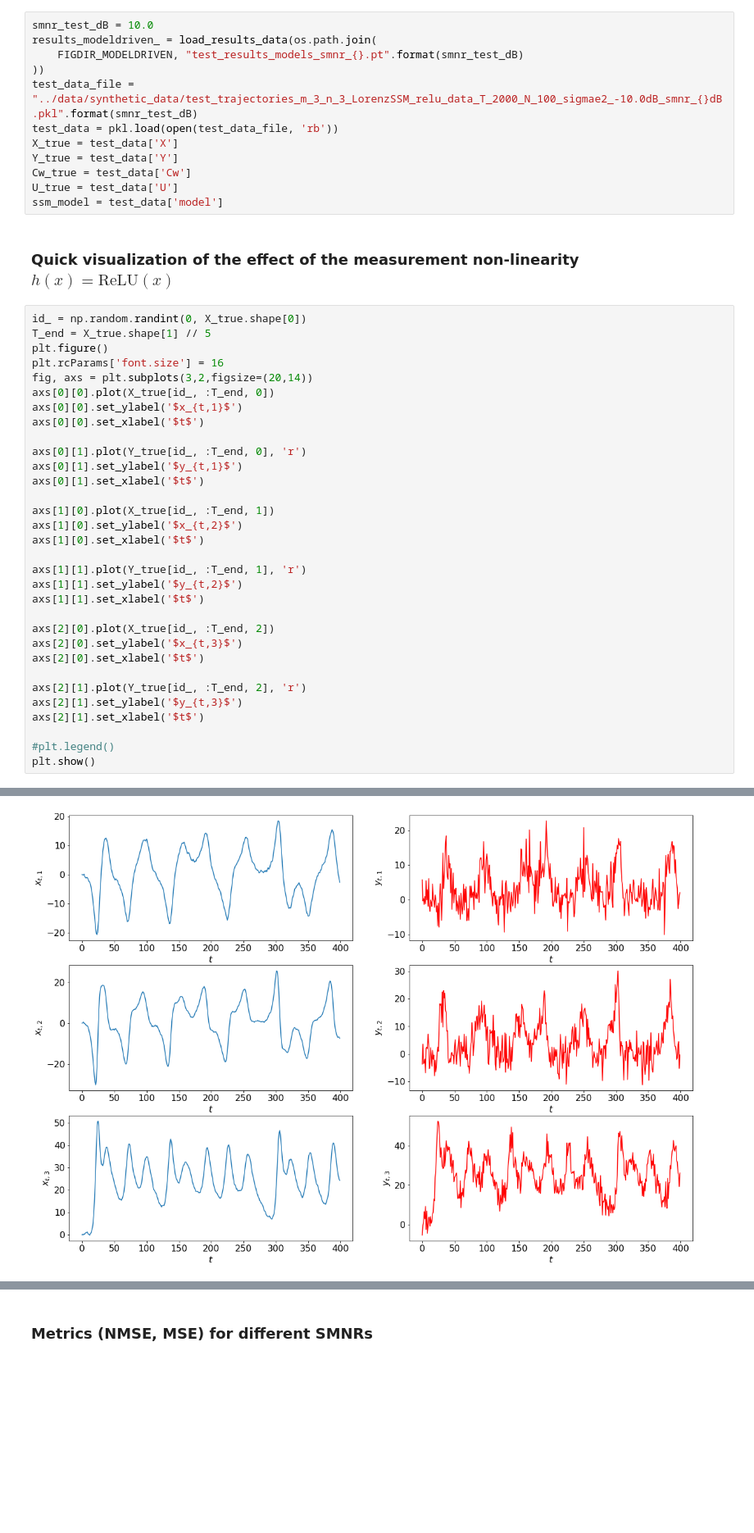
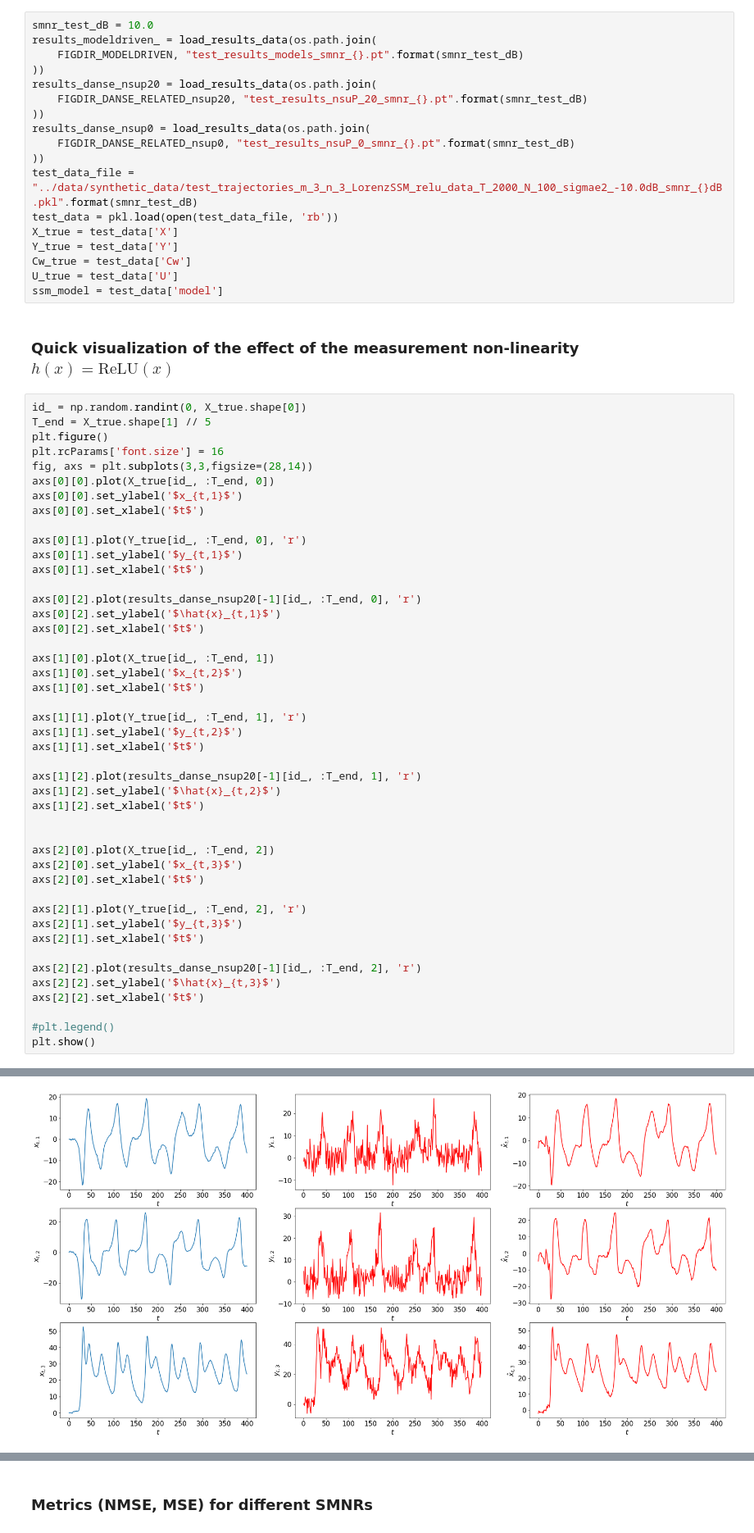
Before and after one commit to anubhabghosh/pdanse, a Jupyter notebook: analysis_ipynbs/Visualizing results.ipynb, the cells around one changed output, grey strips where cells are left out. Shown: that part at 82% size. Drawn from its saved outputs; the diff is of its cells as text; blank space fills up the shorter version.

```diff
--- a/analysis_ipynbs/Visualizing results.ipynb
+++ b/analysis_ipynbs/Visualizing results.ipynb
@@ -40,6 +41,12 @@ def load_results_data(file):
 smnr_test_dB = 10.0
 results_modeldriven_ = load_results_data(os.path.join(
     FIGDIR_MODELDRIVEN, "test_results_models_smnr_{}.pt".format(smnr_test_dB)
+))
+results_danse_nsup20 = load_results_data(os.path.join(
+    FIGDIR_DANSE_RELATED_nsup20, "test_results_nsuP_20_smnr_{}.pt".format(smnr_test_dB)
+))
+results_danse_nsup0 = load_results_data(os.path.join(
+    FIGDIR_DANSE_RELATED_nsup0, "test_results_nsuP_0_smnr_{}.pt".format(smnr_test_dB)
 ))
 test_data_file = "../data/synthetic_data/test_trajectories_m_3_n_3_LorenzSSM_relu_data_T_2000_N_100_sigmae2_-10.0dB_smnr_{}dB.pkl".format(smnr_test_dB)
 test_data = pkl.load(open(test_data_file, 'rb'))
@@ -55,33 +62,46 @@ id_ = np.random.randint(0, X_true.shape[0])
 T_end = X_true.shape[1] // 5
 plt.figure()
 plt.rcParams['font.size'] = 16
-fig, axs = plt.subplots(3,2,figsize=(20,14))
+fig, axs = plt.subplots(3,3,figsize=(28,14))
 axs[0][0].plot(X_true[id_, :T_end, 0])
 axs[0][0].set_ylabel('$x_{t,1}$')
 axs[0][0].set_xlabel('$t$')
 
 axs[0][1].plot(Y_true[id_, :T_end, 0], 'r')
 axs[0][1].set_ylabel('$y_{t,1}$')
 axs[0][1].set_xlabel('$t$')
+
+axs[0][2].plot(results_danse_nsup20[-1][id_, :T_end, 0], 'r')
+axs[0][2].set_ylabel('$\hat{x}_{t,1}$')
+axs[0][2].set_xlabel('$t$')
 
 axs[1][0].plot(X_true[id_, :T_end, 1])
 axs[1][0].set_ylabel('$x_{t,2}$')
 axs[1][0].set_xlabel('$t$')
 
 axs[1][1].plot(Y_true[id_, :T_end, 1], 'r')
 axs[1][1].set_ylabel('$y_{t,2}$')
 axs[1][1].set_xlabel('$t$')
 
+axs[1][2].plot(results_danse_nsup20[-1][id_, :T_end, 1], 'r')
+axs[1][2].set_ylabel('$\hat{x}_{t,2}$')
+axs[1][2].set_xlabel('$t$')
+
+
 axs[2][0].plot(X_true[id_, :T_end, 2])
 axs[2][0].set_ylabel('$x_{t,3}$')
 axs[2][0].set_xlabel('$t$')
 
 axs[2][1].plot(Y_true[id_, :T_end, 2], 'r')
 axs[2][1].set_ylabel('$y_{t,3}$')
 axs[2][1].set_xlabel('$t$')
 
+axs[2][2].plot(results_danse_nsup20[-1][id_, :T_end, 2], 'r')
+axs[2][2].set_ylabel('$\hat{x}_{t,3}$')
+axs[2][2].set_xlabel('$t$')
+
 #plt.legend()
 plt.show()
 # %% [output]
 <Figure size 432x288 with 0 Axes>
-[figure, old version]
+[figure, new version]
```
Also changed, not shown: parts of 8 cells of this notebook, 10 other files.
